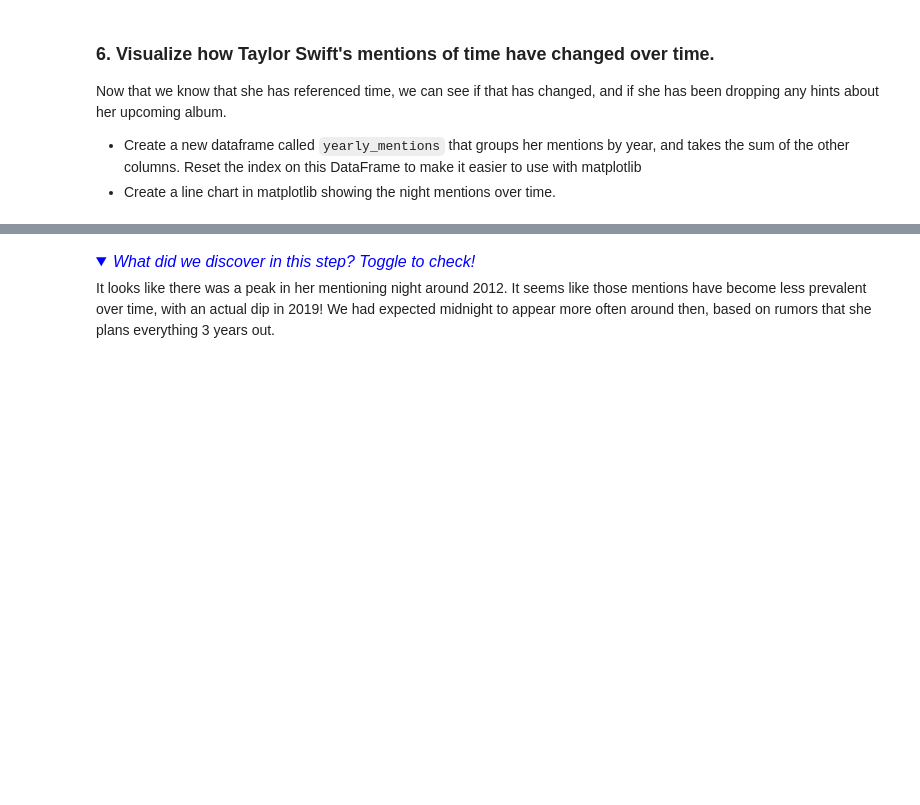
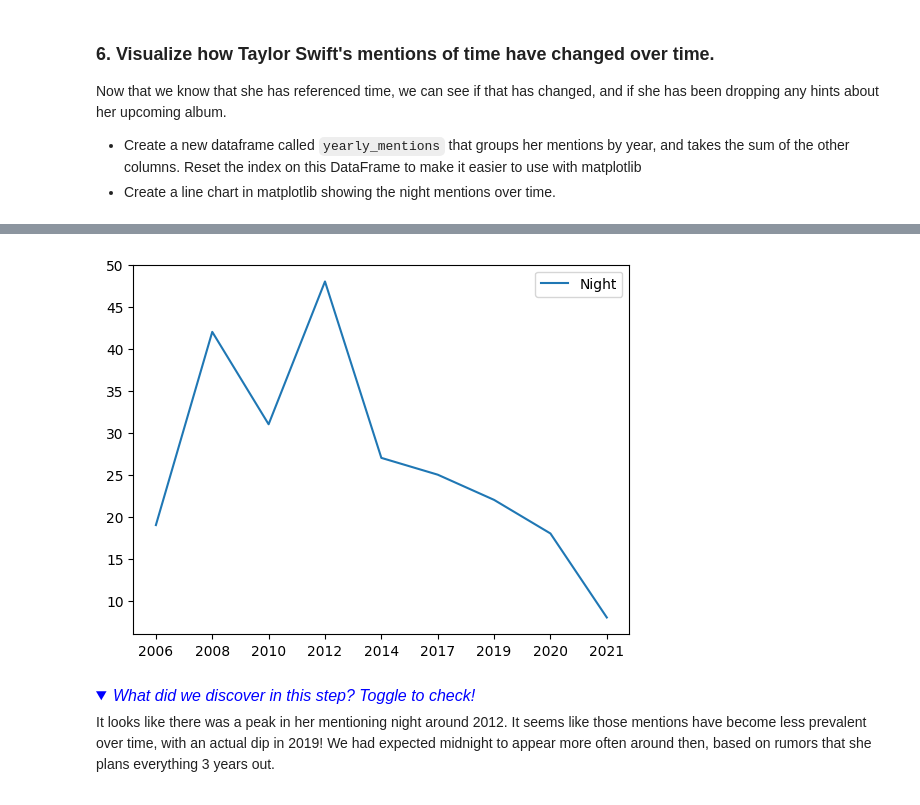
Before and after one commit to KarinaNi/analyze_ML, a Jupyter notebook: taylor_lyrics.ipynb, the cells around one changed output, grey strips where cells are left out. Saved outputs shown, nothing was run; the diff lists cells and outputs as text; code cells hidden in the pictures; folded sections open; blank space fills up the shorter version.

Commit message:
analyzed taylor swifts lyrics with sentiment analyzer

```diff
--- a/taylor_lyrics.ipynb
+++ b/taylor_lyrics.ipynb
@@ -125,8 +110,9 @@ def album_release(row):
 
 # apply the function to the album
 ## YOUR CODE HERE ##
-lyrics['release_year'] = lyrics.apply(album_release, axis=1)
+lyrics['album_year'] = lyrics.apply(album_release, axis = 1)
+
 # inspect the first few rows of the DataFrame
 ## YOUR CODE HERE ##
-lyrics['release_year']
+lyrics.head()
 # %% [output]
@@ -210,3 +240,5 @@ Because we are most interested in "midnight", we will first count how many times
 # %%
 #create a new column to reflect if the lyrics contain midnight
 ## YOUR CODE HERE ##
+lyrics['midnight'] = lyrics['clean_lyric'].str.contains('midnight')
+sum(lyrics['midnight'])
@@ -233,13 +267,24 @@ day = ['day', 'morning', 'light', 'sun', 'dawn', 'noon', 'golden', 'bright']
 time = ['today', 'tomorrow', 'yesterday']
 # %%
 #create a regular expression string for each list of words
-## YOUR CODE HERE ##
+night_regex = '|'.join(night)
+day_regex = '|'.join(day)
+time_regex = '|'.join(time)
 
 #create a new column for each category of words
-## YOUR CODE HERE ##
+lyrics['night'] = lyrics['clean_lyric'].str.contains(night_regex)
+lyrics['day'] = lyrics['clean_lyric'].str.contains(day_regex)
+lyrics['time'] = lyrics['clean_lyric'].str.contains(time_regex)
 
 #count the number of times each category of word appears in the lyrics
-## YOUR CODE HERE ##
+night_count = sum(lyrics['night'])
+day_count = sum(lyrics['day'])
+time_count = sum(lyrics['time'])
 
 #print the count of each word category
-## YOUR CODE HERE ##
+print("night words: ", night_count)
+print("day words: ", day_count)
+print("time words: ", time_count)
+
+#inspect the first few rows
+lyrics.head()
@@ -264,3 +319,5 @@ Now that we know that she has referenced time, we can see if that has changed, a
 # %%
 #create a new dataframe for yearly mentions that groups mentions by year
 ## YOUR CODE HERE ##
+yearly_mentions = lyrics.groupby('album_year').sum().reset_index()
+yearly_mentions
@@ -267,6 +335,11 @@ Now that we know that she has referenced time, we can see if that has changed, a
 # %%
 #plot the mentions of night over years
 ## YOUR CODE HERE ##
+plt.plot(yearly_mentions['album_year'], yearly_mentions['night'], label = 'Night')
+plt.legend()
+plt.show()
+# %% [output]
+[figure, added]
 # %% [markdown]
 <details>
     <summary style="display:list-item; font-size:16px; color:blue;"><i>What did we discover in this step? Toggle to check!</i></summary>
```
Also changed, not shown: parts of 28 cells of this notebook.
